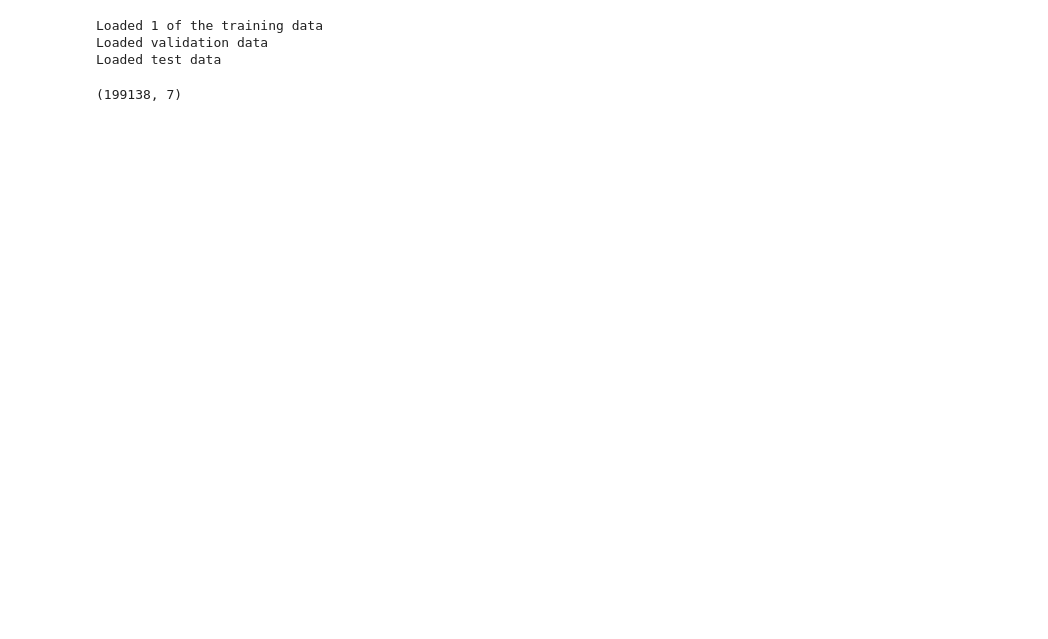
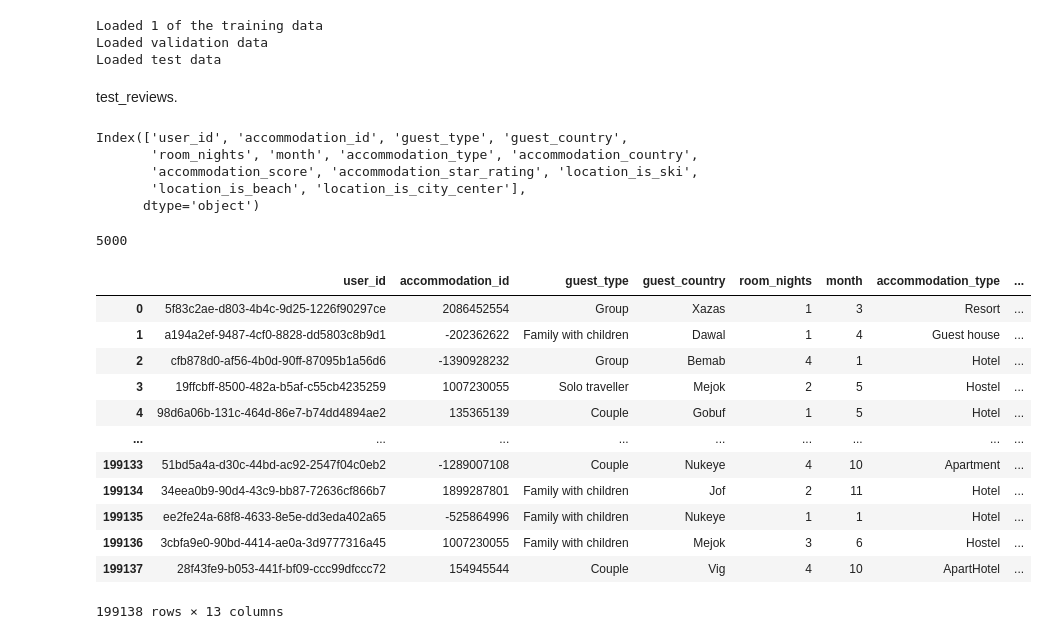
Before and after one commit to GilLifshits/RecsysKaggle, a Jupyter notebook: playground.ipynb, the cells around one changed output. Drawn from its saved outputs; the diff is of its cells as text; code cells hidden in the pictures; blank space fills up the shorter version.

```diff
--- a/playground.ipynb
+++ b/playground.ipynb
@@ -26,7 +26,33 @@ print("Loaded test data")
 Loaded 1 of the training data
 Loaded validation data
 Loaded test data
-# %%
-test_reviews.shape
-# %% [output]
-(199138, 7)
+# %% [markdown]
+test_reviews.
+# %%
+test_users.columns
+# %% [output]
+Index(['user_id', 'accommodation_id', 'guest_type', 'guest_country',
+       'room_nights', 'month', 'accommodation_type', 'accommodation_country',
+       'accommodation_score', 'accommodation_star_rating', 'location_is_ski',
+       'location_is_beach', 'location_is_city_center'],
+      dtype='object')
+# %%
+len(test_users["accommodation_id"].unique())
+# %% [output]
+5000
+# %%
+test_users
+# %% [output]
+|  | user_id | accommodation_id | guest_type | guest_country | room_nights | month | accommodation_type | ... |
+| 0 | 5f83c2ae-d803-4b4c-9d25-1226f90297ce | 2086452554 | Group | Xazas | 1 | 3 | Resort | ... |
+| 1 | a194a2ef-9487-4cf0-8828-dd5803c8b9d1 | -202362622 | Family with children | Dawal | 1 | 4 | Guest house | ... |
+| 2 | cfb878d0-af56-4b0d-90ff-87095b1a56d6 | -1390928232 | Group | Bemab | 4 | 1 | Hotel | ... |
+| 3 | 19ffcbff-8500-482a-b5af-c55cb4235259 | 1007230055 | Solo traveller | Mejok | 2 | 5 | Hostel | ... |
+| 4 | 98d6a06b-131c-464d-86e7-b74dd4894ae2 | 135365139 | Couple | Gobuf | 1 | 5 | Hotel | ... |
+| ... | ... | ... | ... | ... | ... | ... | ... | ... |
+| 199133 | 51bd5a4a-d30c-44bd-ac92-2547f04c0eb2 | -1289007108 | Couple | Nukeye | 4 | 10 | Apartment | ... |
+| 199134 | 34eea0b9-90d4-43c9-bb87-72636cf866b7 | 1899287801 | Family with children | Jof | 2 | 11 | Hotel | ... |
+| 199135 | ee2fe24a-68f8-4633-8e5e-dd3eda402a65 | -525864996 | Family with children | Nukeye | 1 | 1 | Hotel | ... |
+| 199136 | 3cbfa9e0-90bd-4414-ae0a-3d9777316a45 | 1007230055 | Family with children | Mejok | 3 | 6 | Hostel | ... |
+| 199137 | 28f43fe9-b053-441f-bf09-ccc99dfccc72 | 154945544 | Couple | Vig | 4 | 10 | ApartHotel | ... |
+199138 rows × 13 columns
```
Also changed, not shown: parts of 3 cells of this notebook, 6 other files.
